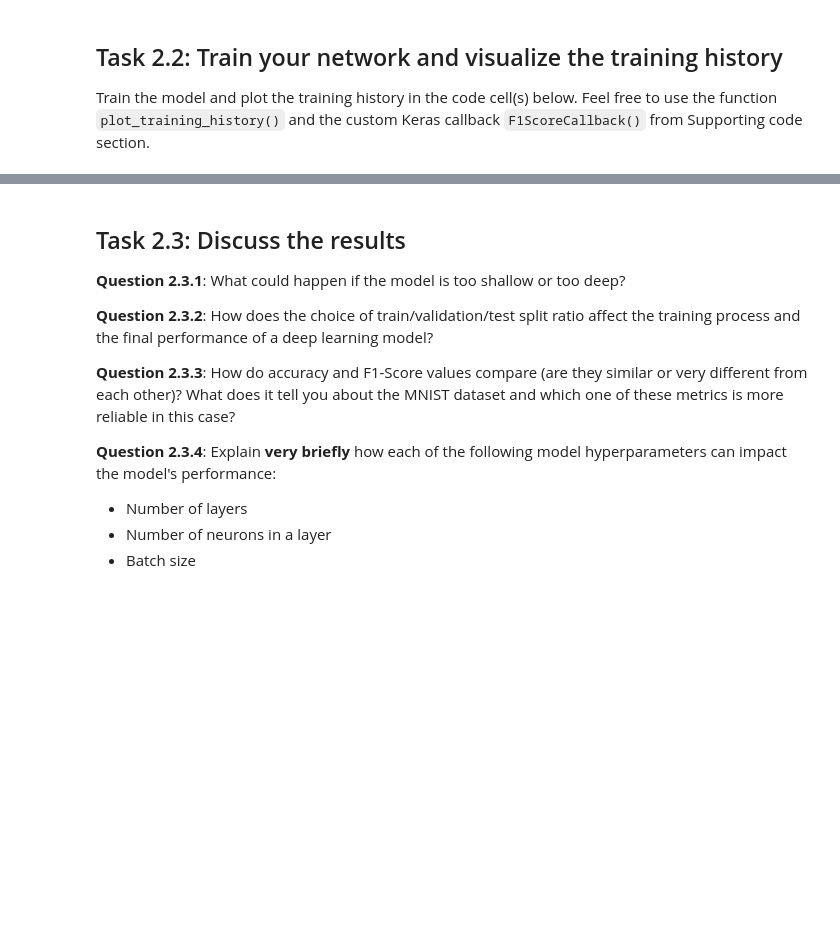
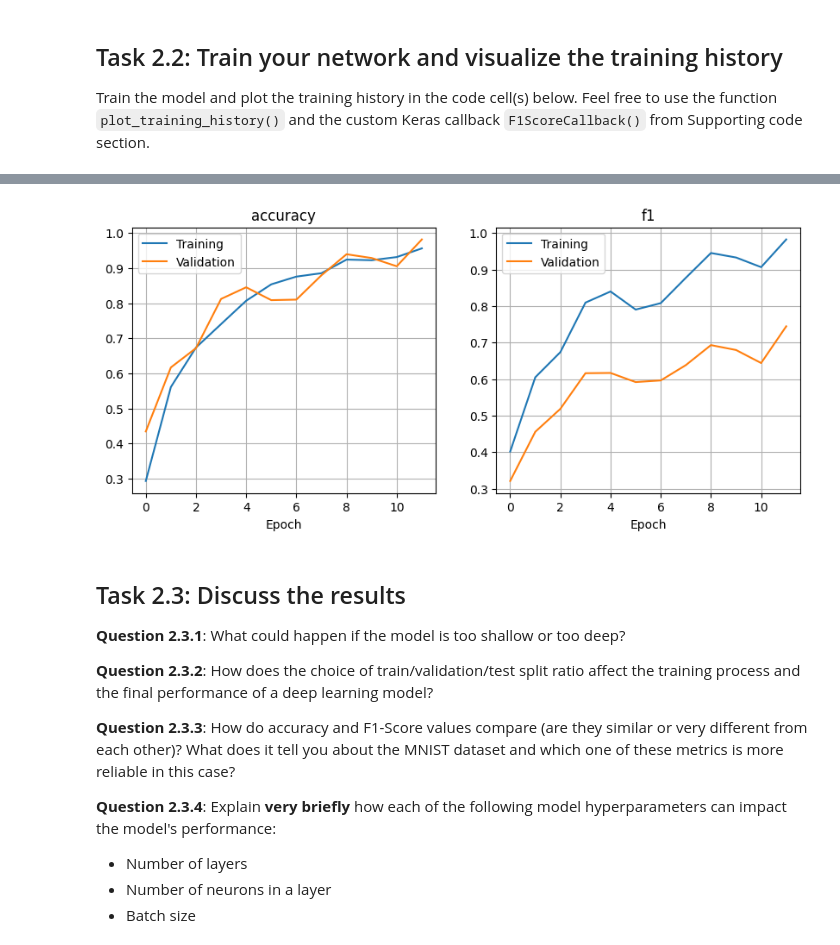
Before and after one commit to OysteinFalkeid/DAT300-H25, a Jupyter notebook: CA1_DAT300/ca1_dat300_2025.ipynb, the cells around one changed output, grey strips where cells are left out. Cells and saved outputs as stored; diff of their text form; code cells hidden in the pictures; blank space fills up the shorter version.

```diff
--- a/CA1_DAT300/ca1_dat300_2025.ipynb
+++ b/CA1_DAT300/ca1_dat300_2025.ipynb
@@ -244,0 +229,17 @@ Model: "sequential"
+# %%
+from tensorflow import keras
+from tensorflow.keras import layers
+
+model = keras.Sequential([
+    tf.keras.Input(shape=(784,)),  # Define the input shape using Input layer
+    tf.keras.layers.Dense(128, activation="relu", kernel_regularizer=tf.keras.regularizers.l2(0.001)),
+    tf.keras.layers.Dense(64, activation="relu", kernel_regularizer=tf.keras.regularizers.l2(0.001)),
+    tf.keras.layers.Dense(len(np.unique(y_train_adjusted)), activation="softmax")
+])
+
+opt = tf.keras.optimizers.SGD(learning_rate=0.01, momentum=0.9)
+model.compile(optimizer=opt,
+              loss='sparse_categorical_crossentropy',
+              metrics=['accuracy'])
+
+model.summary()
@@ -245,3 +260,11 @@ Model: "sequential"
 # %% [markdown]
 ## Task 2.2: Train your network and visualize the training history
 Train the model and plot the training history in the code cell(s) below. Feel free to use the function `plot_training_history()` and the custom Keras callback `F1ScoreCallback()` from Supporting code section.
+# %%
+# Instantiate the F1ScoreCallback
+f1_callback = F1ScoreCallback(X_train, y_train_adjusted, X_test, y_test_adjusted)
+
+history = model.fit(X_train, y_train_adjusted, epochs=12, batch_size=64, validation_split=0.2, callbacks=[f1_callback])
+
+plot_training_history(history, list_of_metrics=["accuracy", "f1"])
+# %% [output]
@@ -248,3 +288,4 @@ Train the model and plot the training history in the code cell(s) below. Feel fr
+[figure, added]
 # %% [markdown]
 ## Task 2.3: Discuss the results
 **Question 2.3.1**: What could happen if the model is too shallow or too deep?
```
Also changed, not shown: parts of 7 cells of this notebook.
